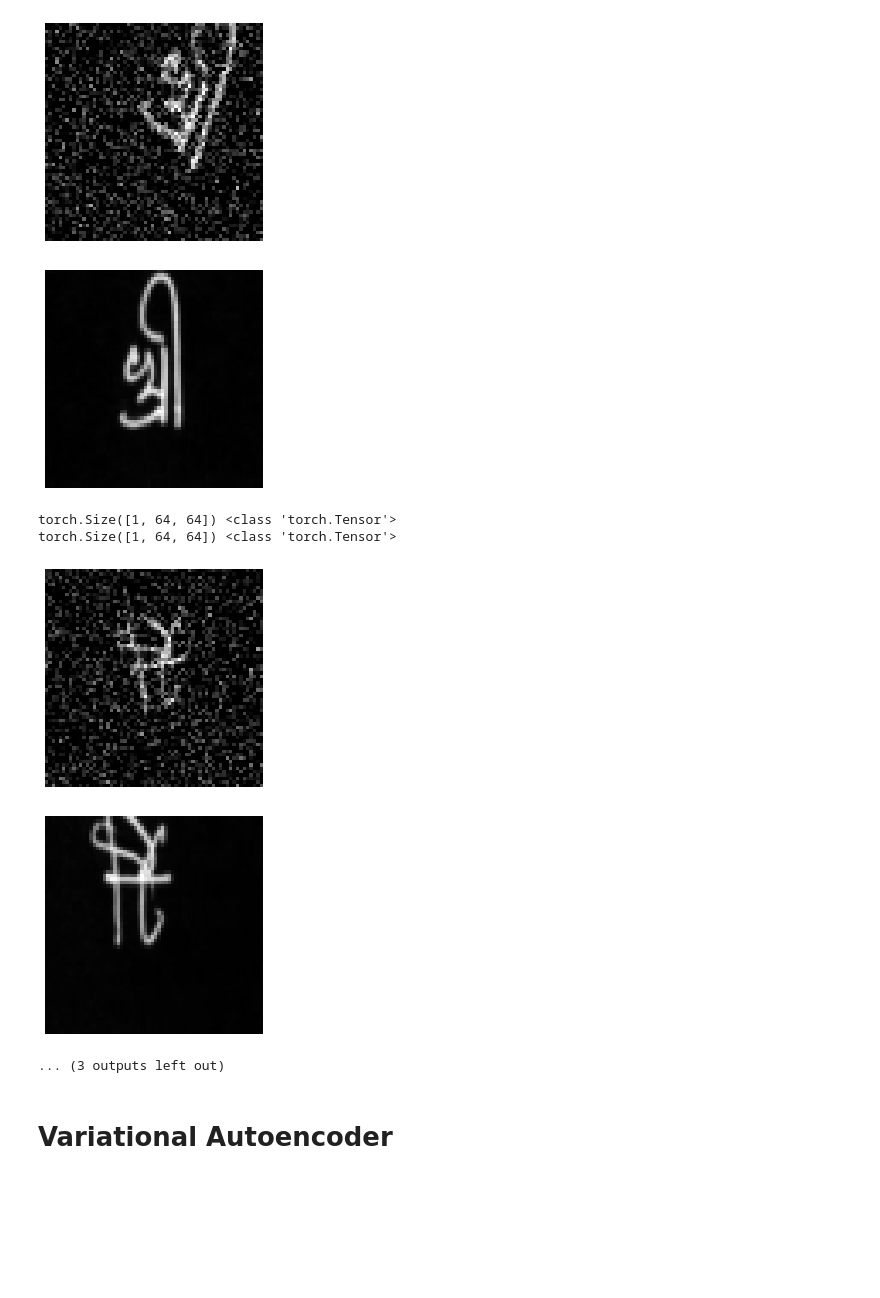
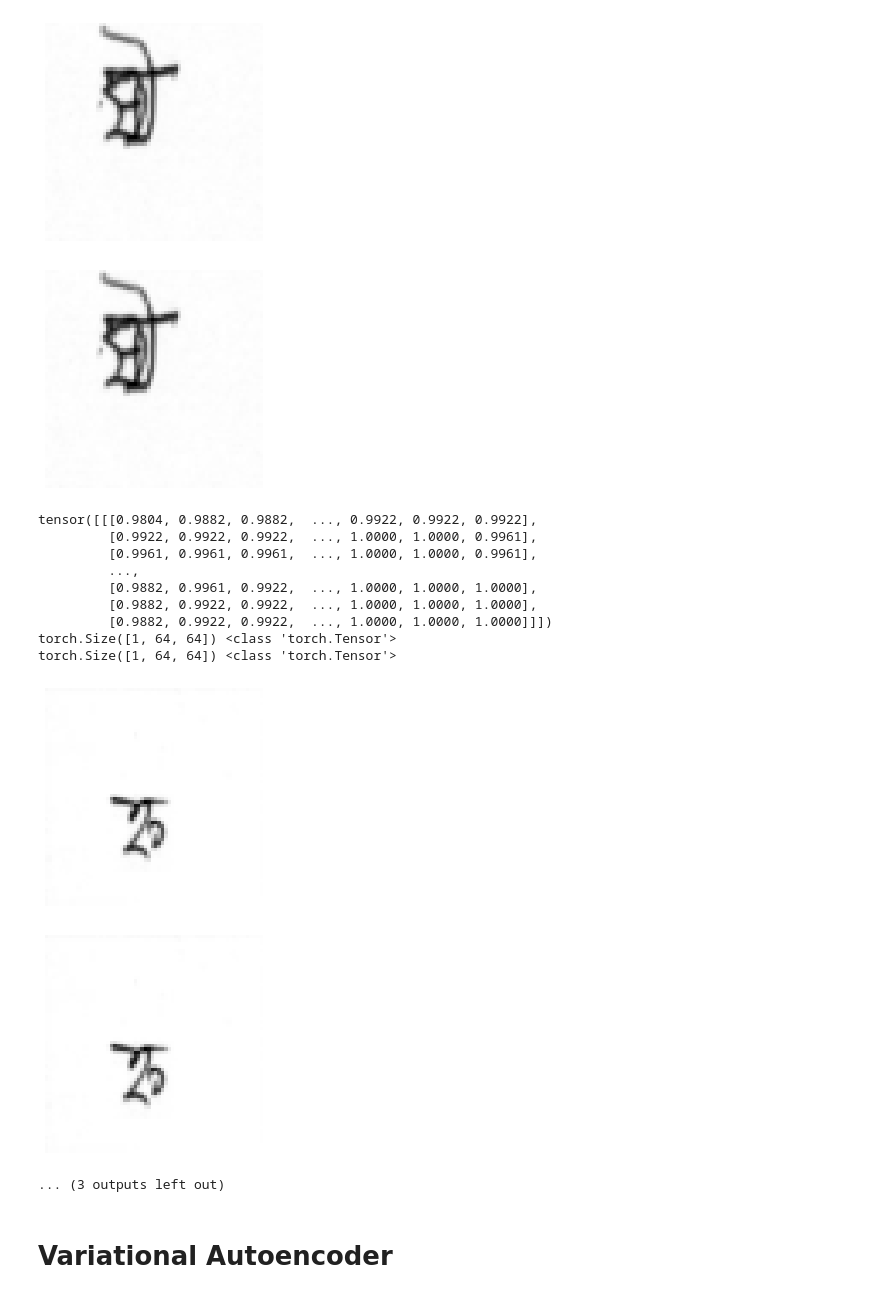
Before and after one commit to rgabdullin/bengaliai-cv19, a Jupyter notebook: pytorch01.ipynb, the cells around one changed output. Cells and saved outputs as stored; diff of their text form; code cells hidden in the pictures; blank space fills up the shorter version.

```diff
--- a/pytorch01.ipynb
+++ b/pytorch01.ipynb
@@ -47,11 +47,11 @@ PyTorch built with:
   - Build settings: BLAS=MKL, BUILD_NAMEDTENSOR=OFF, BUILD_TYPE=Release, CXX_FLAGS= -Wno-deprecated -fvisibility-inlines-hidden -fopenmp -DUSE_FBGEMM -DUSE_QNNPACK -DUSE_PYTORCH_QNNPACK -O2 -fPIC -Wno ...
 # %%
-NUM_WORKERS = 24
+NUM_WORKERS = 8
 CLASS_NUM = 43
 
 IMG_SIZE = (64, 64)
 
-MAX_ROTATION = 40
+MAX_ROTATION = 30
 
 MIN_BRIGHTNESS = 0.4
 MAX_BRIGHTNESS = 2.0
@@ -65,10 +65,10 @@ MAX_SATURATION = 1.6
 DISTORTION = 0.4
 MAX_TRANSITION = 0.25
 
-MIN_SCALE = 0.7
-MAX_SCALE = 1.5
+MIN_SCALE = 0.9
+MAX_SCALE = 1.1
 
-NOISE_STD = 0.2
+NOISE_STD = 0.02
 # %%
 def RandomNoise(tensor):
     std = np.random.uniform(0, NOISE_STD)
@@ -82,7 +82,7 @@ my_transforms = {
     ]),
     'train': T.Compose([
         T.RandomAffine(MAX_ROTATION, (MAX_TRANSITION, MAX_TRANSITION), (MIN_SCALE, MAX_SCALE)),
-        T.RandomPerspective(DISTORTION),
+        # T.RandomPerspective(DISTORTION),
         T.Resize(IMG_SIZE),
         T.CenterCrop(IMG_SIZE),
         T.ToTensor(),
@@ -101,7 +148,7 @@ test_path = 'dataset/test.csv'
 image_path = 'dataset/images/'
 # %%
 def load_image(path, as_gray=True):
-    return Image.fromarray(255 - io.imread(path, as_gray=as_gray))
+    return Image.fromarray(io.imread(path, as_gray=as_gray))
 # %%
 class BengaliDataset(Dataset):
     def __init__(self, path, image_path,
@@ -109,16 +156,21 @@ class BengaliDataset(Dataset):
                  transform=my_transforms['default'],
                  is_train=True, verbose=True):
         self.is_train = is_train
-        if not isinstance(transform, tuple):
-            self.transform = (transform, transform)
-        else:
-            self.transform = transform
+        # if not isinstance(transform, tuple):
+        #     self.transform = (transform, transform)
+        # else:
+        #     self.transform = transform
+        # self.transform = transform
+        self.transform = transform
 
         assert target in {'reconstruct', 'classify'}
         self.target = target
 
         # reading labels
         df = pd.read_csv(path)
+
+        df = df[(df.vowel_diacritic == 0) & (df.consonant_diacritic == 0)]
+
         self.image_ids = df.image_id.unique()
         self.length = len(self.image_ids)
 
@@ -138,24 +190,26 @@ class BengaliDataset(Dataset):
     def __getitem__(self, idx):
         if self.target == 'reconstruct':
             img = self.images[idx]
-            img1 = self.transform[0](img)
-            img2 = self.transform[1](img)
-            return img1, img2
-
+            # img1, img2 = self.transform(img, img, not self.is_train)
+            # return img1, img2
+            img = self.transform(img)
+            return img, img
         return self.transform(self.images[idx]), self.labels[idx]
 
     def __len__(self):
         return self.length
 
 Autoencoder_Train = BengaliDataset(train_path, image_path, target='reconstruct',
-    transform=(my_transforms['train'], my_transforms['default']),
+    #transform=MyTransform((64,64)),
+    transform=my_transforms['default'],
     is_train=True, verbose=True)
-Autoencoder_Test = BengaliDataset(test_path, image_path, target='reconstruct',
-    transform=(my_transforms['test'], my_transforms['default']),
-    is_train=False, verbose=True)
+# Autoencoder_Test = BengaliDataset(test_path, image_path, target='reconstruct',
+#     transform=(my_transforms['test'], my_transforms['default']),
+#     is_train=False, verbose=True)
 
 for idx in range(5):
     img, target = Autoencoder_Train[idx]
+    print(target)
     print(target.size(), type(target))
     print(img.size(), type(img))
 
@@ -178,11 +253,18 @@ torch.Size([1, 64, 64]) <class 'torch.Tensor'>
 torch.Size([1, 64, 64]) <class 'torch.Tensor'>
 torch.Size([1, 64, 64]) <class 'torch.Tensor'>
-[figure, old version]
+[figure, new version]
-[figure, old version]
+[figure, new version]
+tensor([[[0.9804, 0.9882, 0.9882,  ..., 0.9922, 0.9922, 0.9922],
+         [0.9922, 0.9922, 0.9922,  ..., 1.0000, 1.0000, 0.9961],
+         [0.9961, 0.9961, 0.9961,  ..., 1.0000, 1.0000, 0.9961],
+         ...,
+         [0.9882, 0.9961, 0.9922,  ..., 1.0000, 1.0000, 1.0000],
+         [0.9882, 0.9922, 0.9922,  ..., 1.0000, 1.0000, 1.0000],
+         [0.9882, 0.9922, 0.9922,  ..., 1.0000, 1.0000, 1.0000]]])
 torch.Size([1, 64, 64]) <class 'torch.Tensor'>
 torch.Size([1, 64, 64]) <class 'torch.Tensor'>
-[figure, old version]
+[figure, new version]
-[figure, old version]
+[figure, new version]
 ... (3 outputs left out)
 # %% [markdown]
 # Variational Autoencoder
```
Also changed, not shown: parts of 22 cells of this notebook, 1 other file.
